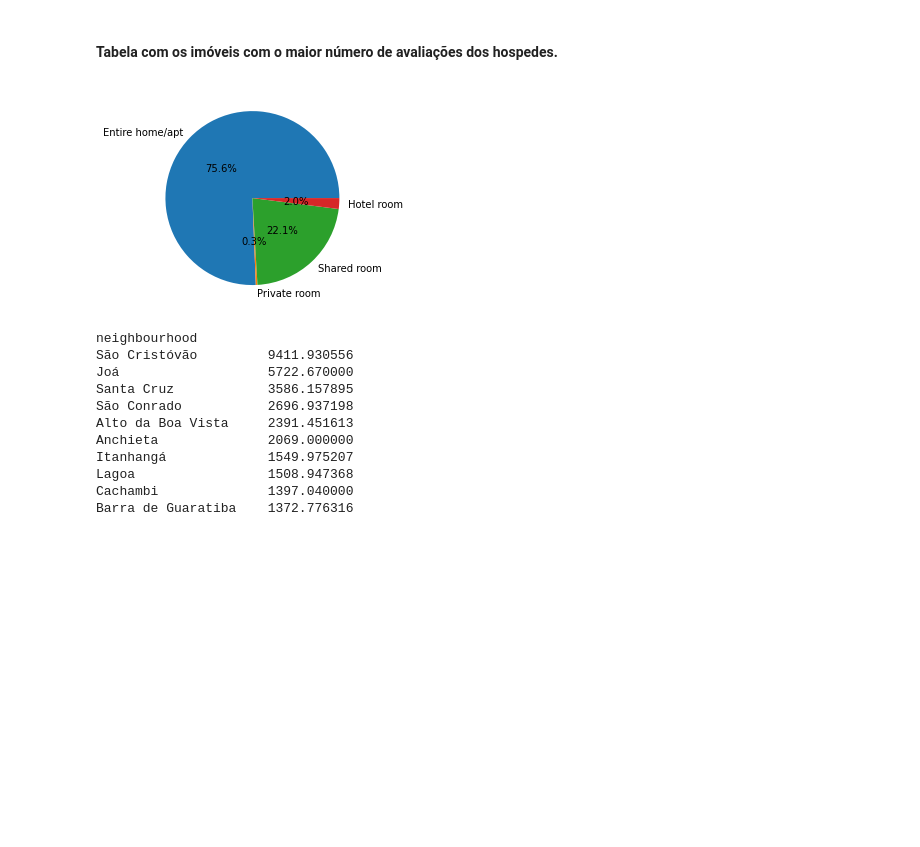
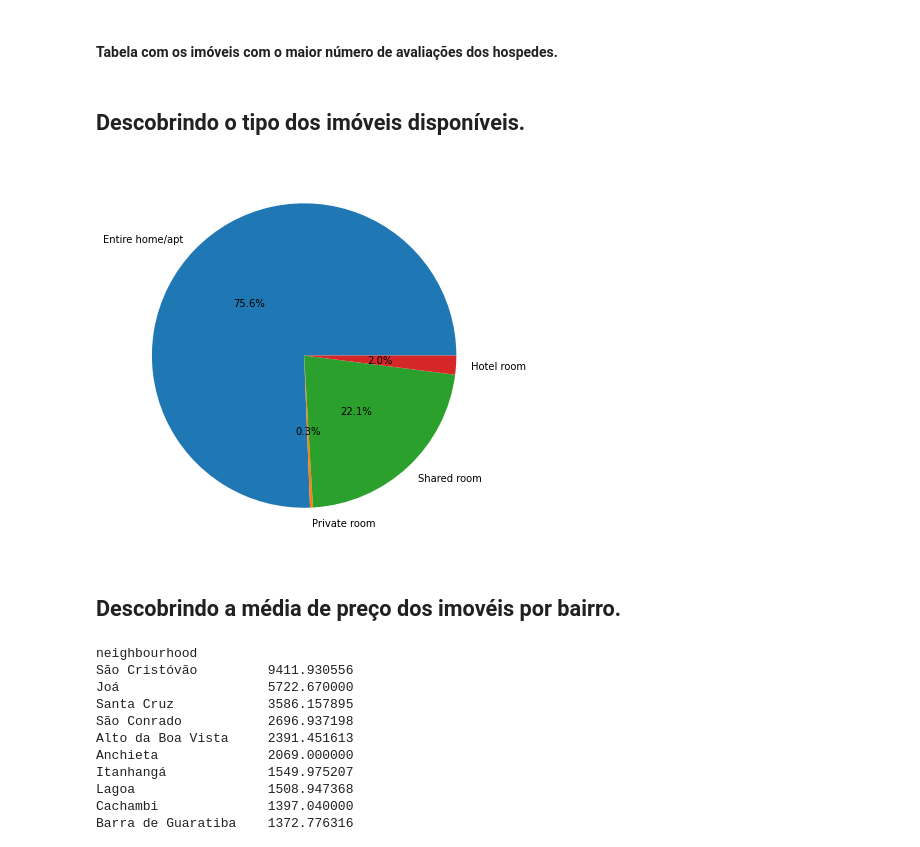
Before and after one commit to PedroAfornali/Analise-Airbnb-Rio-de-Janeiro, a Jupyter notebook: Airbnb Rio de Janeiro.ipynb, the cells around one changed output. Cells and saved outputs as stored; diff of their text form; code cells hidden in the pictures; blank space fills up the shorter version.

```diff
--- a/Airbnb Rio de Janeiro.ipynb
+++ b/Airbnb Rio de Janeiro.ipynb
@@ -93,13 +99,18 @@ df1.head(10)
+# %% [markdown]
+## Descobrindo o tipo dos imóveis disponíveis.
 # %%
+plt.figure(figsize = (7,7))
 plt.pie(df.groupby(["room_type"])["room_type"].count(),
        labels = df["room_type"].unique(),
         autopct='%1.1f%%',
         pctdistance=0.5,
        )
 
 plt.show()
 # %% [output]
-[figure, old version]
+[figure, new version]
+# %% [markdown]
+## Descobrindo a média de preço dos imovéis por bairro.
 # %%
 # Gera a média de preços por bairro.
 
```
Also changed, not shown: parts of 18 cells of this notebook.
